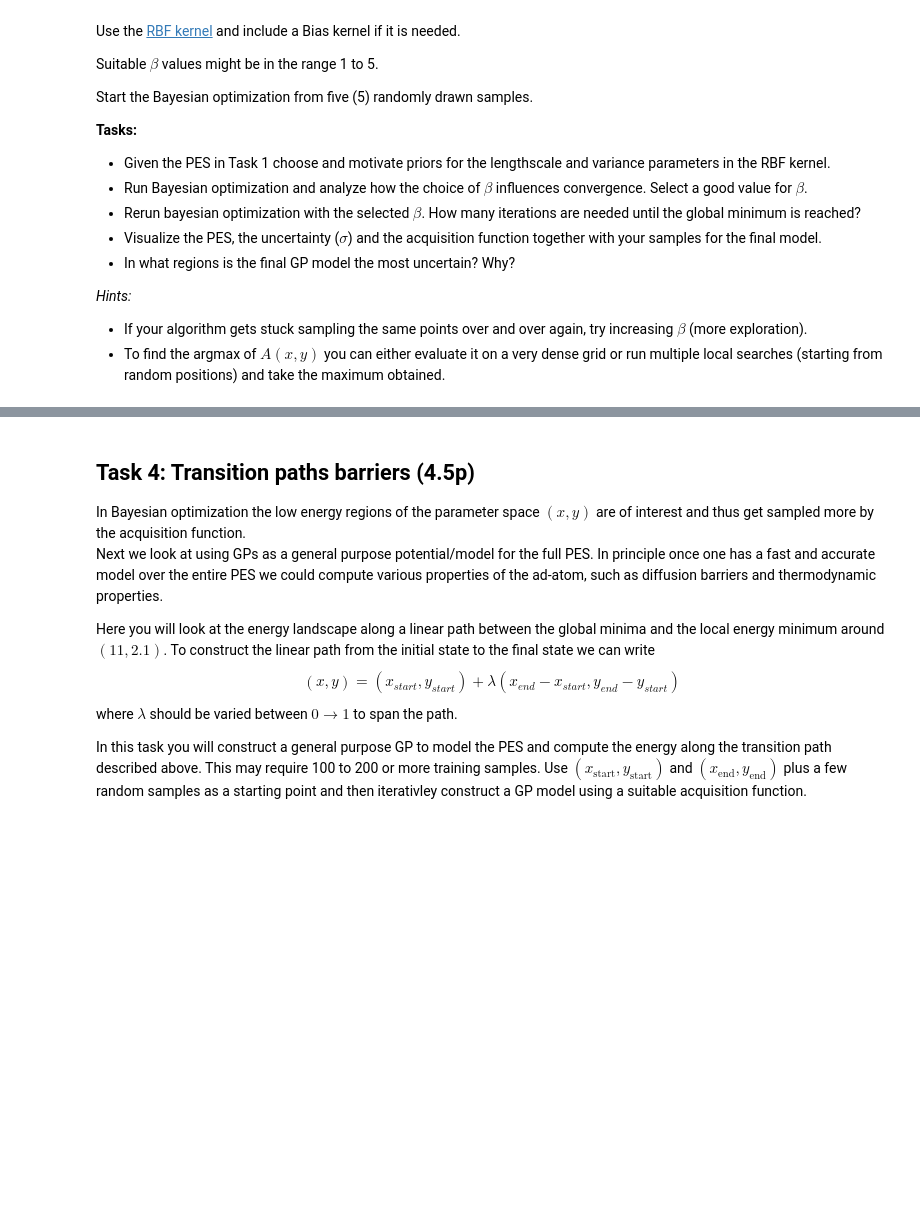
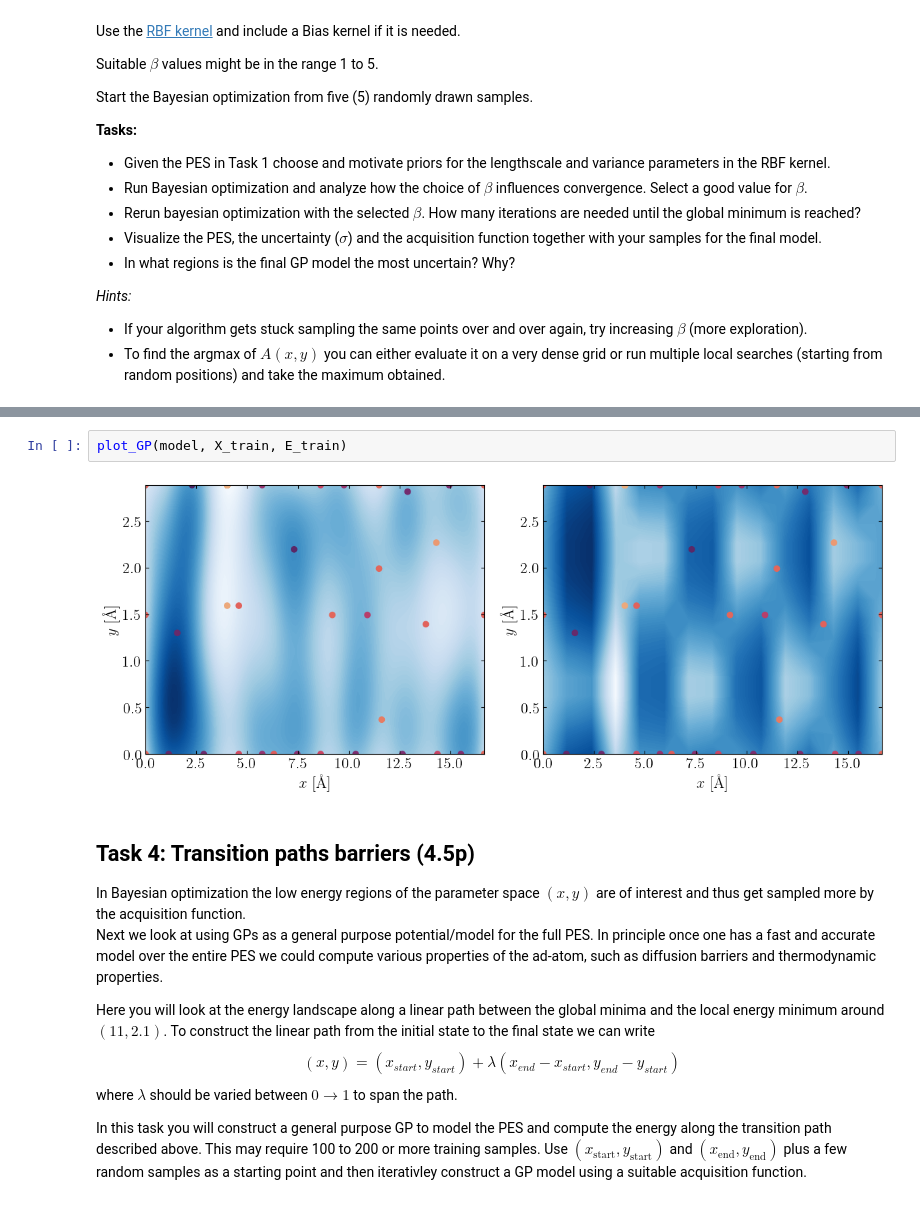
Before and after one commit to j-haralds/Advanced_sim, a Jupyter notebook: project_2b_shared/Jesper_project_2b.ipynb, the cells around one changed output, grey strips where cells are left out. Cells and saved outputs as stored; diff of their text form; blank space fills up the shorter version.

```diff
--- a/project_2b_shared/Jesper_project_2b.ipynb
+++ b/project_2b_shared/Jesper_project_2b.ipynb
@@ -450,3 +453,7 @@ plt.plot(E, marker='o')
+# %%
+plot_GP(model, X_train, E_train)
+# %% [output]
+[figure, added]
 # %% [markdown]
 ## Task 4: Transition paths barriers (4.5p)
 In Bayesian optimization the low energy regions of the parameter space $(x, y)$ are of interest and thus get sampled more by the acquisition function.
```
Also changed, not shown: parts of 11 cells of this notebook.
